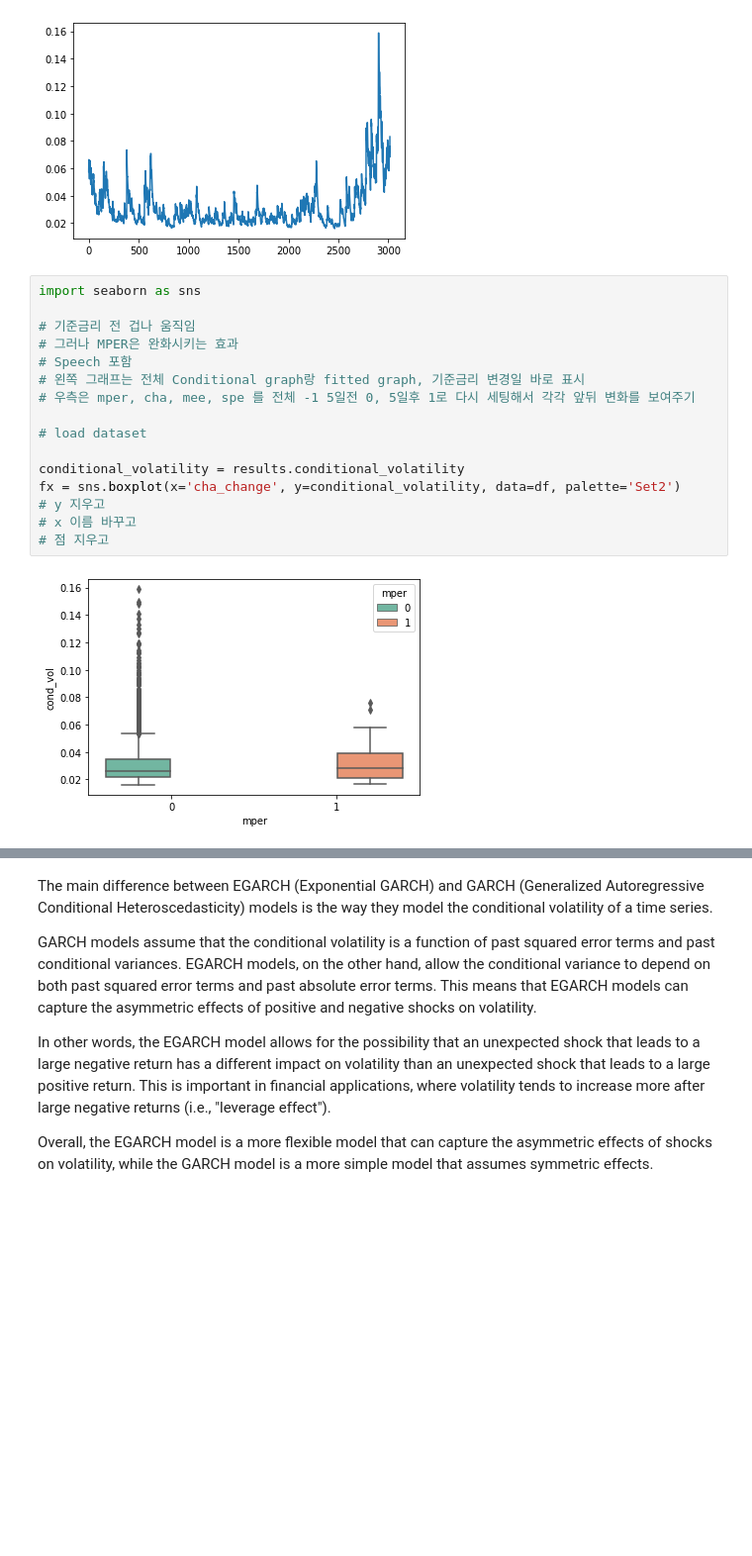
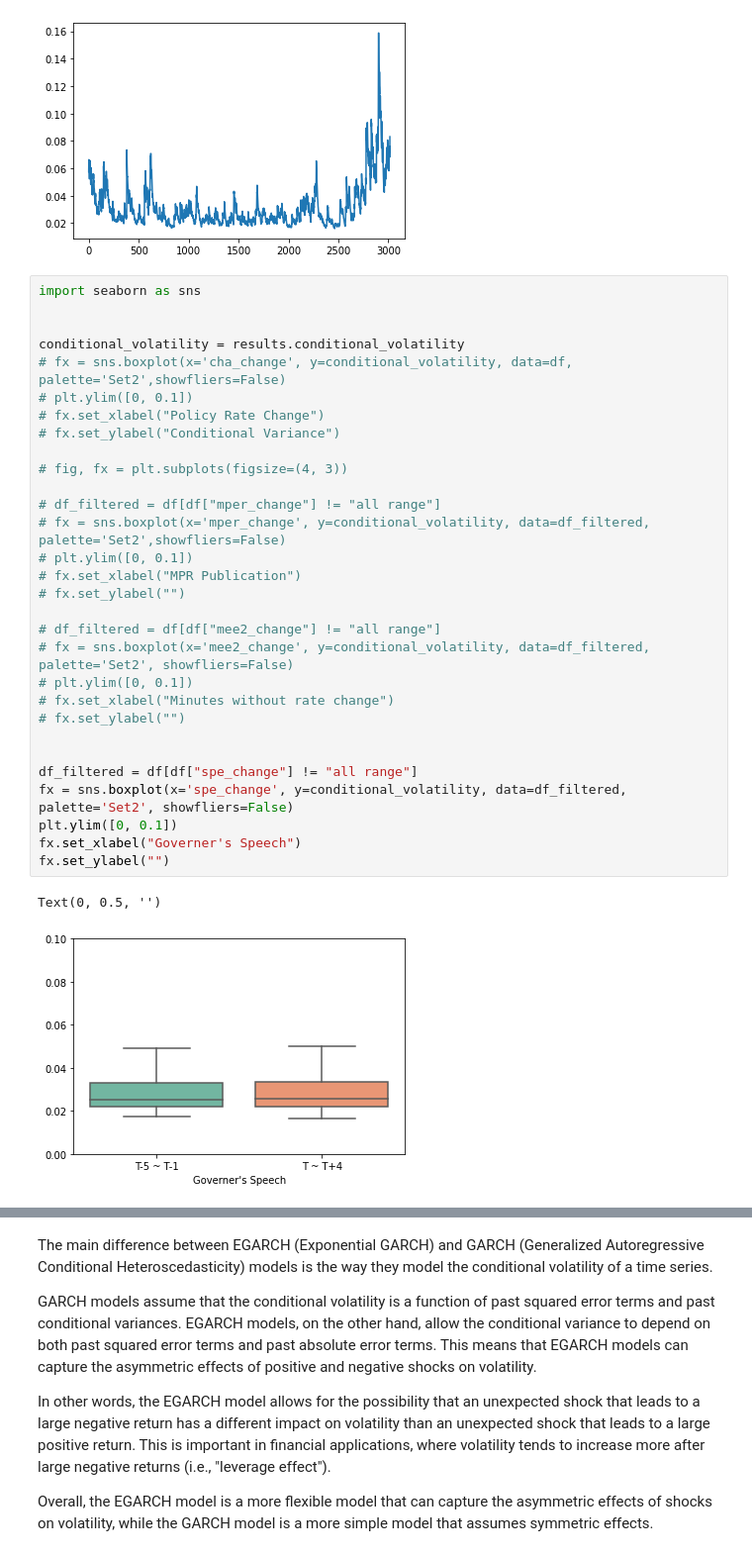
Before and after one commit to rezu98/colab, a Jupyter notebook: Untitled1.ipynb, the cells around one changed output, grey strips where cells are left out. Shown at 99% size. Cells and saved outputs as stored; diff of their text form; blank space fills up the shorter version.

```diff
--- a/Untitled1.ipynb
+++ b/Untitled1.ipynb
@@ -403,24 +249,39 @@ plt.show()
 [figure]
 [figure]
 [figure]
-# %%
-import seaborn as sns
-
-# 기준금리 전 겁나 움직임
-# 그러나 MPER은 완화시키는 효과
-# Speech 포함
-# 왼쪽 그래프는 전체 Conditional graph랑 fitted graph, 기준금리 변경일 바로 표시
-# 우측은 mper, cha, mee, spe 를 전체 -1 5일전 0, 5일후 1로 다시 세팅해서 각각 앞뒤 변화를 보여주기
-
-# load dataset
-
-conditional_volatility = results.conditional_volatility
-fx = sns.boxplot(x='cha_change', y=conditional_volatility, data=df, palette='Set2')
-# y 지우고
-# x 이름 바꾸고
-# 점 지우고
-# %% [output]
-[figure, removed]
+# %%
+import seaborn as sns
+
+
+conditional_volatility = results.conditional_volatility
+# fx = sns.boxplot(x='cha_change', y=conditional_volatility, data=df, palette='Set2',showfliers=False)
+# plt.ylim([0, 0.1])
+# fx.set_xlabel("Policy Rate Change")
+# fx.set_ylabel("Conditional Variance")
+
+# fig, fx = plt.subplots(figsize=(4, 3))
+
+# df_filtered = df[df["mper_change"] != "all range"]
+# fx = sns.boxplot(x='mper_change', y=conditional_volatility, data=df_filtered, palette='Set2',showfliers=False)
+# plt.ylim([0, 0.1])
+# fx.set_xlabel("MPR Publication")
+# fx.set_ylabel("")
+
+# df_filtered = df[df["mee2_change"] != "all range"]
+# fx = sns.boxplot(x='mee2_change', y=conditional_volatility, data=df_filtered, palette='Set2', showfliers=False)
+# plt.ylim([0, 0.1])
+# fx.set_xlabel("Minutes without rate change")
+# fx.set_ylabel("")
+
+
+df_filtered = df[df["spe_change"] != "all range"]
+fx = sns.boxplot(x='spe_change', y=conditional_volatility, data=df_filtered, palette='Set2', showfliers=False)
+plt.ylim([0, 0.1])
+fx.set_xlabel("Governer's Speech")
+fx.set_ylabel("")
+# %% [output]
+Text(0, 0.5, '')
+[figure, added]
 # %%
 # Perform tests for heteroskedasticity and autocorrelation
 lb_test = acorr_lm(results.resid)     # for autocorrelation
```
Also changed, not shown: parts of 6 cells of this notebook.
